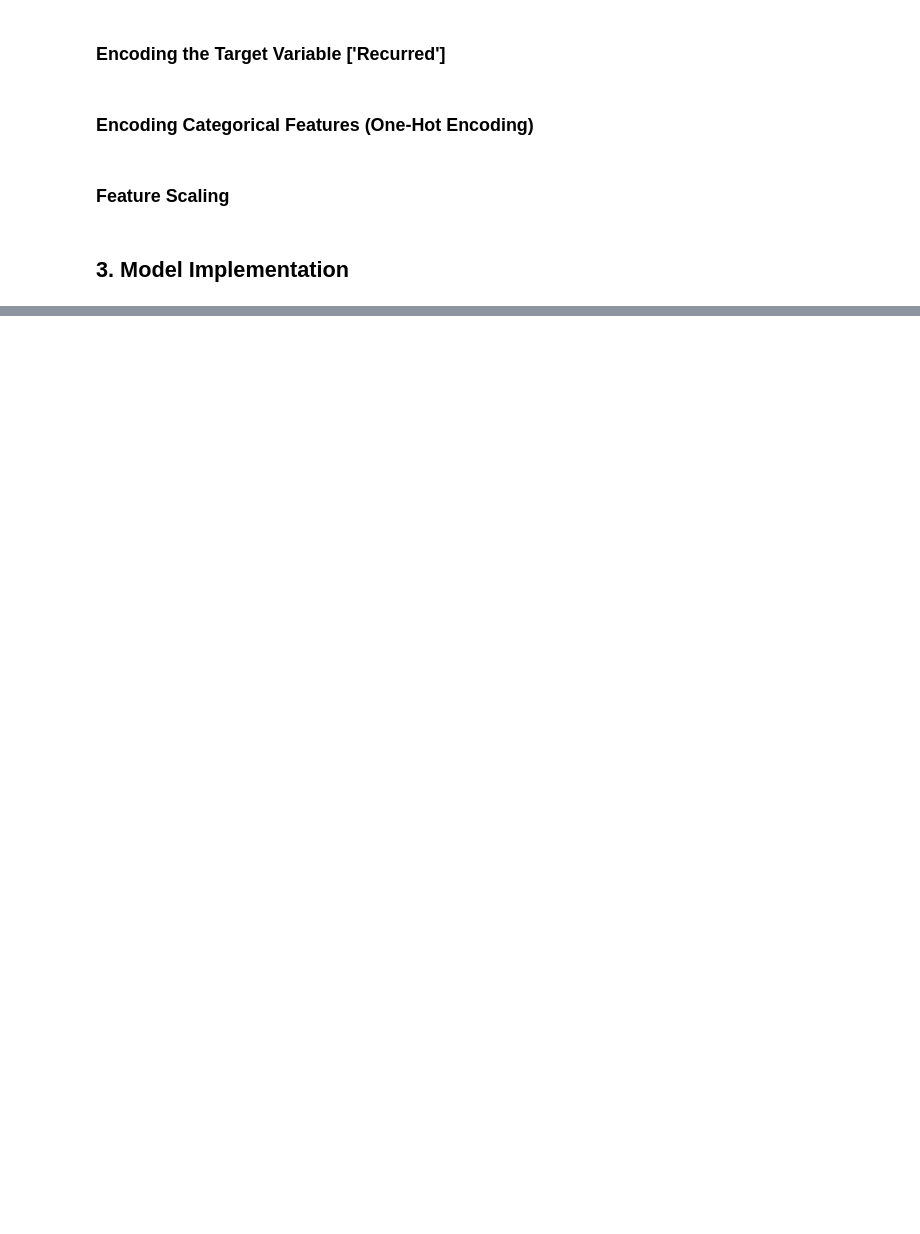
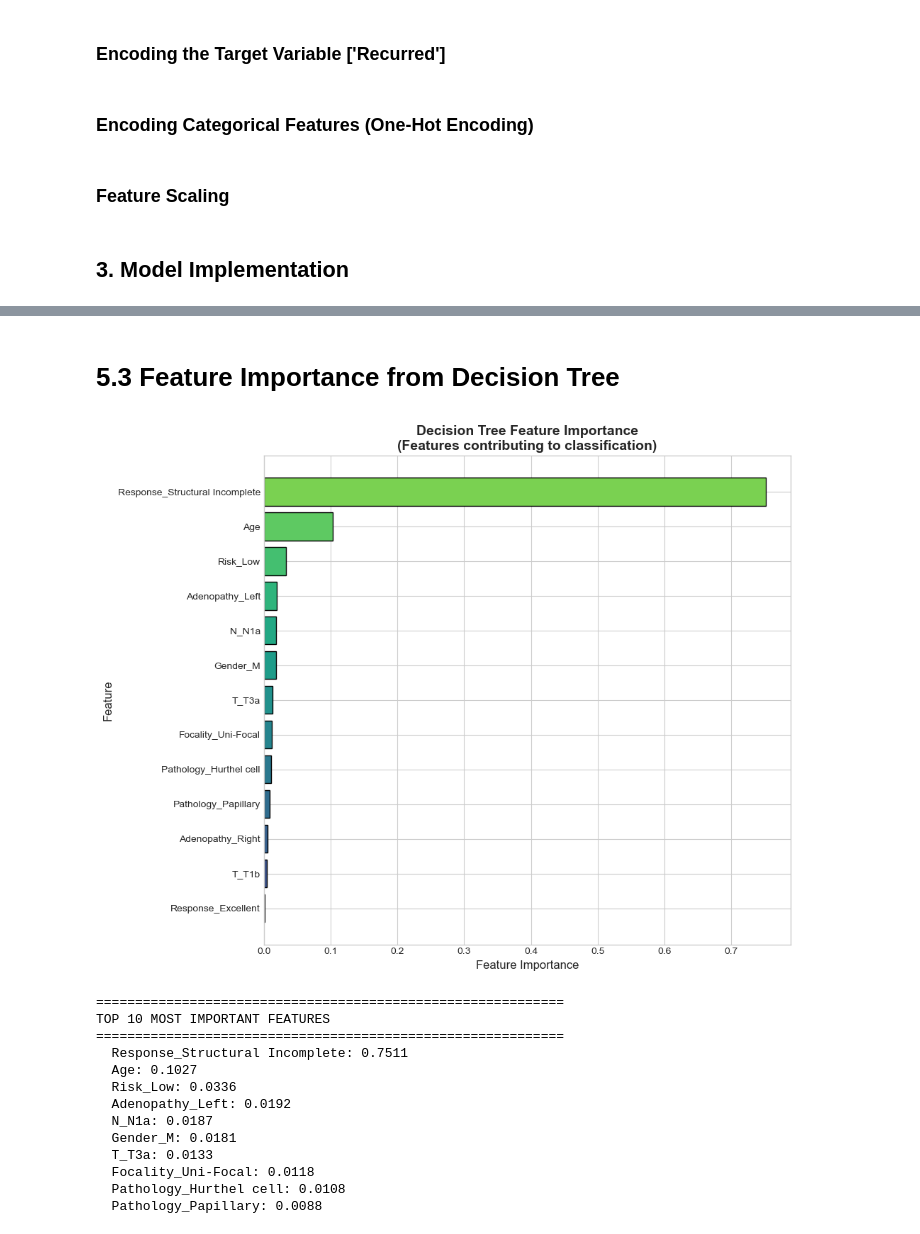
Before and after one commit to Bini-fish/Thyroid_Recurrence_Prediction, a Jupyter notebook: Thyroid.ipynb, the cells around one changed output, grey strips where cells are left out. Drawn from its saved outputs; the diff is of its cells as text; code cells hidden in the pictures; blank space fills up the shorter version.

```diff
--- a/Thyroid.ipynb
+++ b/Thyroid.ipynb
@@ -124,0 +393,45 @@ The Decision Tree model performed better on this test set.
+# %% [markdown]
+# 5.3 Feature Importance from Decision Tree
+# %%
+feature_importance = pd.DataFrame({
+    'Feature': X.columns,
+    'Importance': dt_classifier.feature_importances_
+}).sort_values('Importance', ascending=True)
+
+# Filter out zero-importance features for cleaner visualization
+feature_importance_nonzero = feature_importance[feature_importance['Importance'] > 0]
+
+plt.figure(figsize=(10, 8))
+colors = plt.cm.viridis(np.linspace(0.2, 0.8, len(feature_importance_nonzero)))
+plt.barh(feature_importance_nonzero['Feature'],
+         feature_importance_nonzero['Importance'],
+         color=colors, edgecolor='black')
+plt.xlabel('Feature Importance', fontsize=12)
+plt.ylabel('Feature', fontsize=12)
+plt.title('Decision Tree Feature Importance\n(Features contributing to classification)',
+          fontsize=14, fontweight='bold')
+plt.tight_layout()
+plt.show()
+
+# Display top 10 most important features
+print("="*60)
+print("TOP 10 MOST IMPORTANT FEATURES")
+print("="*60)
+top_features = feature_importance.tail(10).sort_values('Importance', ascending=False)
+for idx, row in top_features.iterrows():
+    print(f"  {row['Feature']}: {row['Importance']:.4f}")
+# %% [output]
+[figure, added]
+============================================================
+TOP 10 MOST IMPORTANT FEATURES
+============================================================
+  Response_Structural Incomplete: 0.7511
+  Age: 0.1027
+  Risk_Low: 0.0336
+  Adenopathy_Left: 0.0192
+  N_N1a: 0.0187
+  Gender_M: 0.0181
+  T_T3a: 0.0133
+  Focality_Uni-Focal: 0.0118
+  Pathology_Hurthel cell: 0.0108
+  Pathology_Papillary: 0.0088
```
Also changed, not shown: parts of 28 cells of this notebook.
